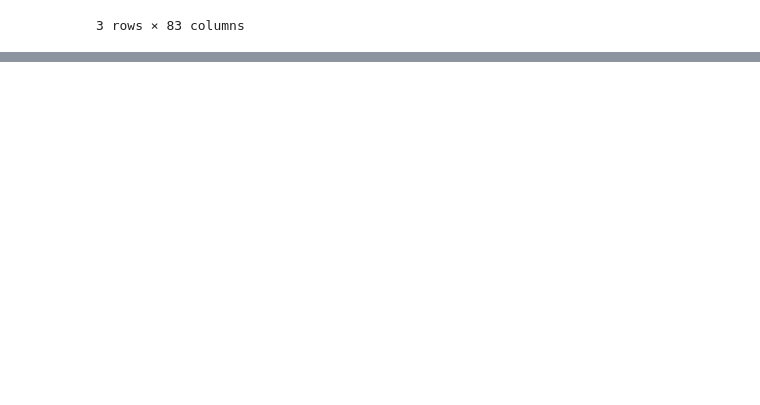
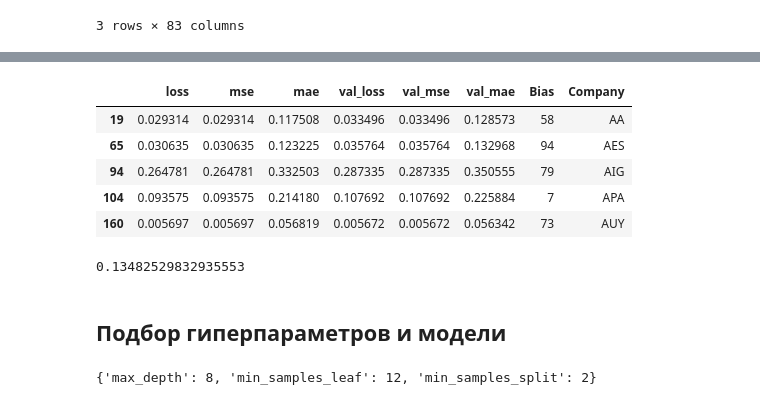
Before and after one commit to UrukHan/NeuroNetStockQuotes, a Jupyter notebook: PolinomialRegressionKerasTuner.ipynb, the cells around one changed output, grey strips where cells are left out. Cells and saved outputs as stored; diff of their text form; code cells hidden in the pictures; blank space fills up the shorter version.

```diff
--- a/PolinomialRegressionKerasTuner.ipynb
+++ b/PolinomialRegressionKerasTuner.ipynb
@@ -205,0 +198,15 @@ qualityBias
+# %%
+qualityBias.iloc[pd.DataFrame(qualityBias.groupby('Company').val_mae.idxmin())['val_mae'].values]
+# %% [output]
+|  | loss | mse | mae | val_loss | val_mse | val_mae | Bias | Company |
+| 19 | 0.029314 | 0.029314 | 0.117508 | 0.033496 | 0.033496 | 0.128573 | 58 | AA |
+| 65 | 0.030635 | 0.030635 | 0.123225 | 0.035764 | 0.035764 | 0.132968 | 94 | AES |
+| 94 | 0.264781 | 0.264781 | 0.332503 | 0.287335 | 0.287335 | 0.350555 | 79 | AIG |
+| 104 | 0.093575 | 0.093575 | 0.214180 | 0.107692 | 0.107692 | 0.225884 | 7 | APA |
+| 160 | 0.005697 | 0.005697 | 0.056819 | 0.005672 | 0.005672 | 0.056342 | 73 | AUY |
+# %%
+abs(dataSetFull['AA']).mean()
+# %% [output]
+0.13482529832935553
+# %% [markdown]
+## **Подбор гиперпараметров и модели**
@@ -205,0 +223,11 @@ qualityBias
+# %%
+# Дерево решений
+regressor = DecisionTreeRegressor(criterion = 'mae', random_state=0, min_samples_leaf = 5)
+param_grid  = {"max_depth": [4, 8, 12, 16, 20],
+             'min_samples_split': [2, 4, 8, 12, 16],
+             'min_samples_leaf': [4, 8, 12, 16, 20]}
+gsTree = GridSearchCV(regressor, param_grid, cv = 5)
+gsTree.fit(trainInput,trainTarget)
+print(gsTree.best_params_)
+# %% [output]
+{'max_depth': 8, 'min_samples_leaf': 12, 'min_samples_split': 2}
```
Also changed, not shown: parts of 26 cells of this notebook.
